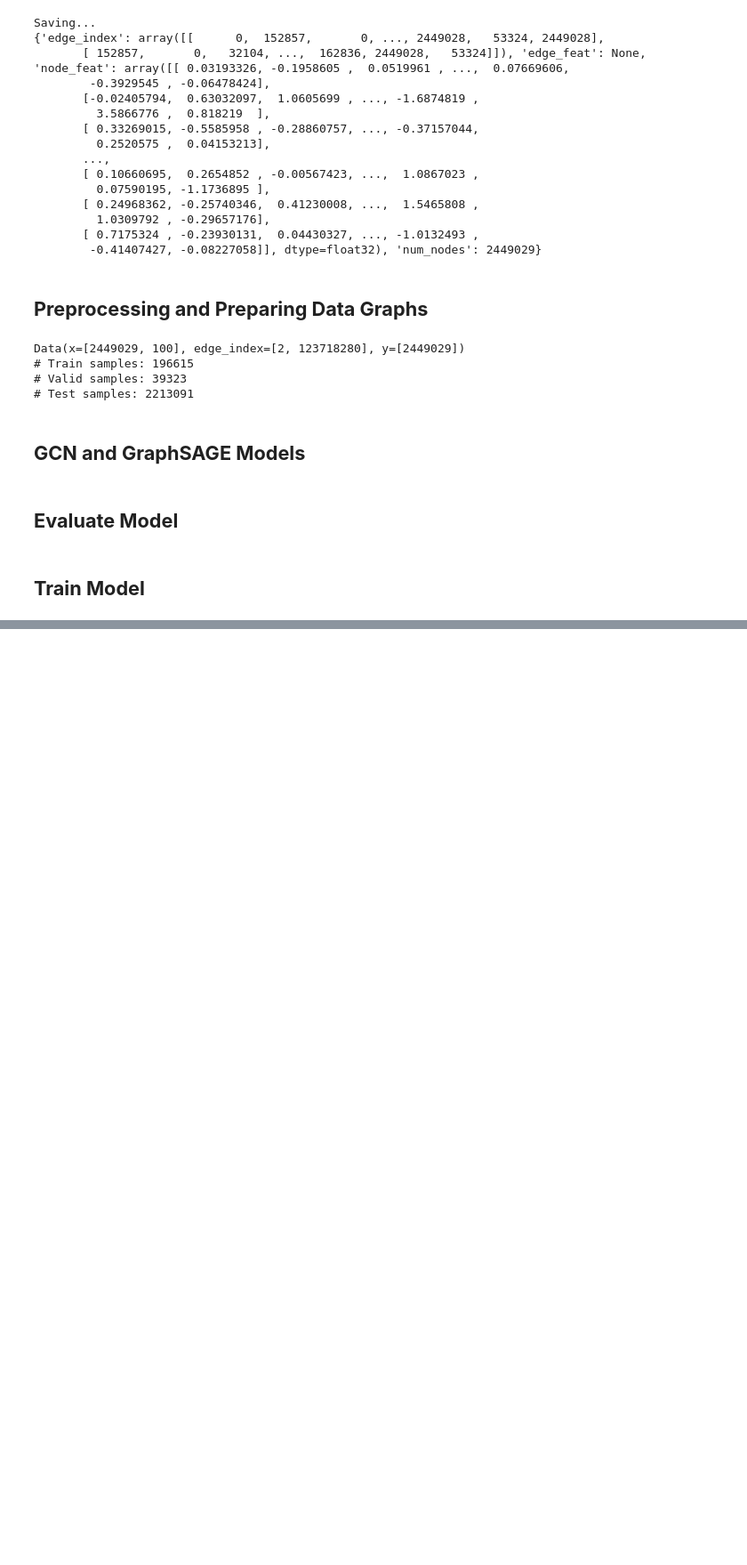
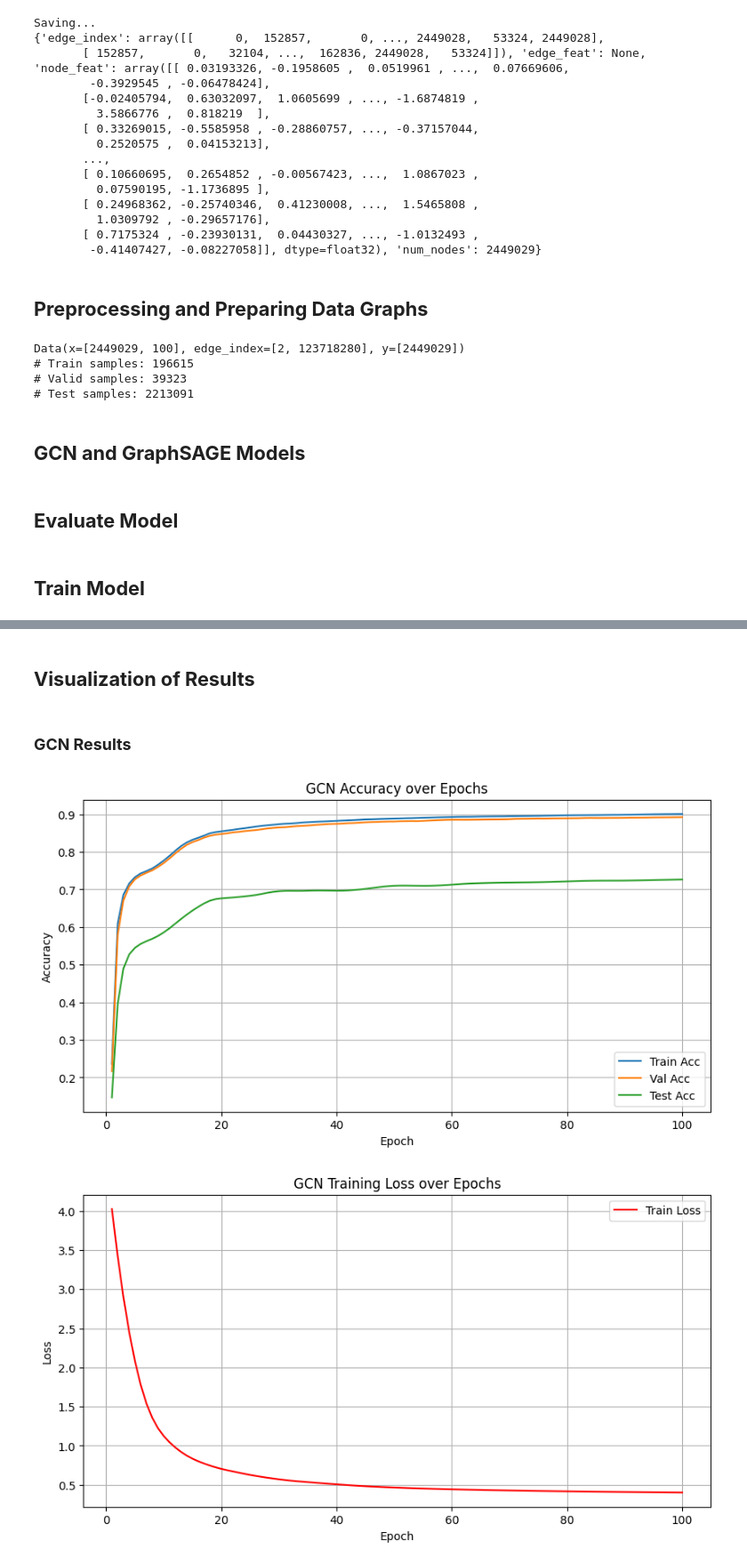
Before and after one commit to Sayed-Hossein-Hosseini/Node_Classification_in_the_Amazon_Product_Graph, a Jupyter notebook: Node_Classification_in_the_Amazon_Product_Graph.ipynb, the cells around one changed output, grey strips where cells are left out. Shown at 89% size. Saved outputs shown, nothing was run; the diff lists cells and outputs as text; code cells hidden in the pictures; blank space fills up the shorter version.

Commit message:
Complected Project Node Classification

```diff
--- a/Node_Classification_in_the_Amazon_Product_Graph.ipynb
+++ b/Node_Classification_in_the_Amazon_Product_Graph.ipynb
@@ -159,0 +184,5 @@ def train_model(model, data, train_idx, valid_idx, test_idx, epochs=20):
+# %%
+# Model : GCN
+gcn_model = GCN(in_channels=data.num_node_features, hidden_channels=128, out_channels=dataset.num_classes)
+print("\n🧠 Training GCN:")
+gcn_results = train_model(gcn_model, data, train_idx, valid_idx, test_idx, epochs=100)
@@ -159,0 +230,42 @@ def train_model(model, data, train_idx, valid_idx, test_idx, epochs=20):
+# %% [markdown]
+## **Visualization of Results**
+# %% [markdown]
+### **GCN Results**
+# %%
+epochs = range(1, len(gcn_results['train_acc']) + 1)
+
+# 🎯 Accuracy
+plt.figure(figsize=(10,5))
+plt.plot(epochs, gcn_results['train_acc'], label='Train Acc')
+plt.plot(epochs, gcn_results['val_acc'], label='Val Acc')
+plt.plot(epochs, gcn_results['test_acc'], label='Test Acc')
+plt.xlabel("Epoch")
+plt.ylabel("Accuracy")
+plt.title("GCN Accuracy over Epochs")
+plt.legend()
+plt.grid(True)
+plt.show()
+
+# 🎯 Loss
+plt.figure(figsize=(10,5))
+plt.plot(epochs, gcn_results['train_loss'], label='Train Loss', color='red')
+plt.xlabel("Epoch")
+plt.ylabel("Loss")
+plt.title("GCN Training Loss over Epochs")
+plt.legend()
+plt.grid(True)
+plt.show()
+
+# 🎯 F1-Score
+plt.figure(figsize=(10,5))
+plt.plot(epochs, gcn_results['val_f1'], label='Val F1')
+plt.plot(epochs, gcn_results['test_f1'], label='Test F1')
+plt.xlabel("Epoch")
+plt.ylabel("F1-Score")
+plt.title("GCN F1-Score over Epochs")
+plt.legend()
+plt.grid(True)
+plt.show()
+# %% [output]
+[figure, added]
+[figure, added]
```
Also changed, not shown: parts of 11 cells of this notebook, 1 other file.
